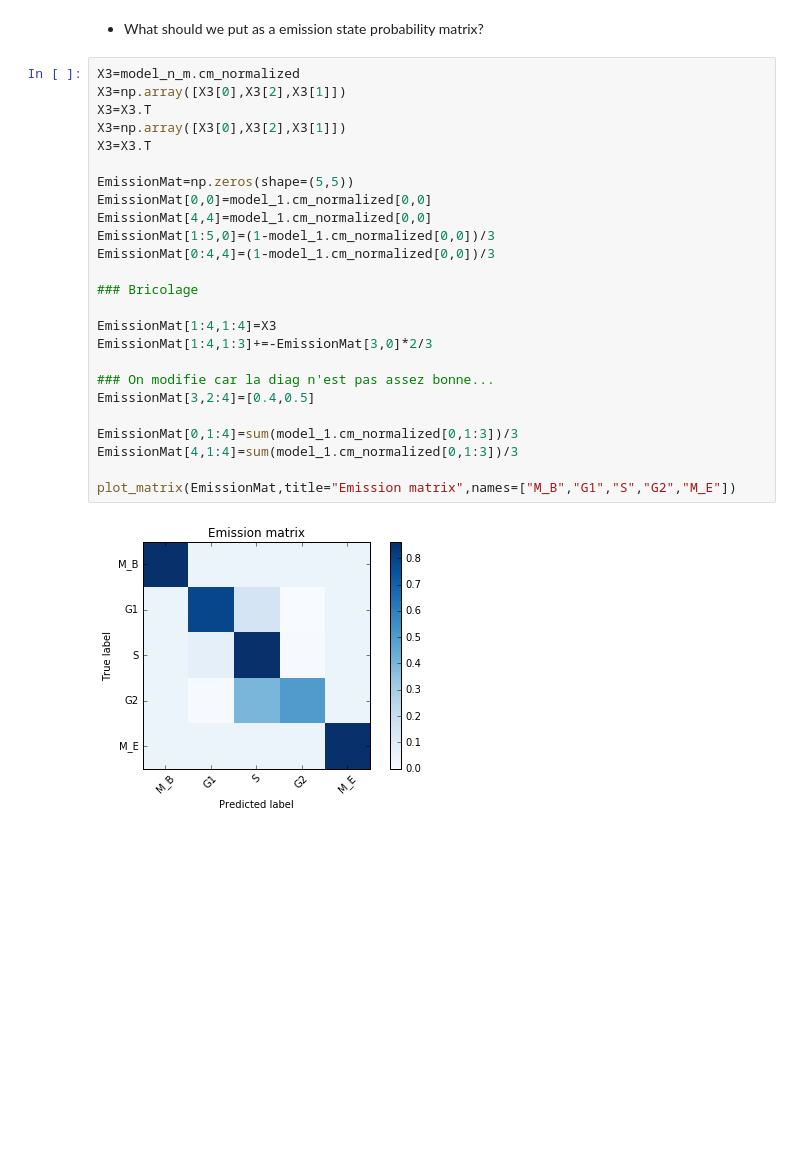
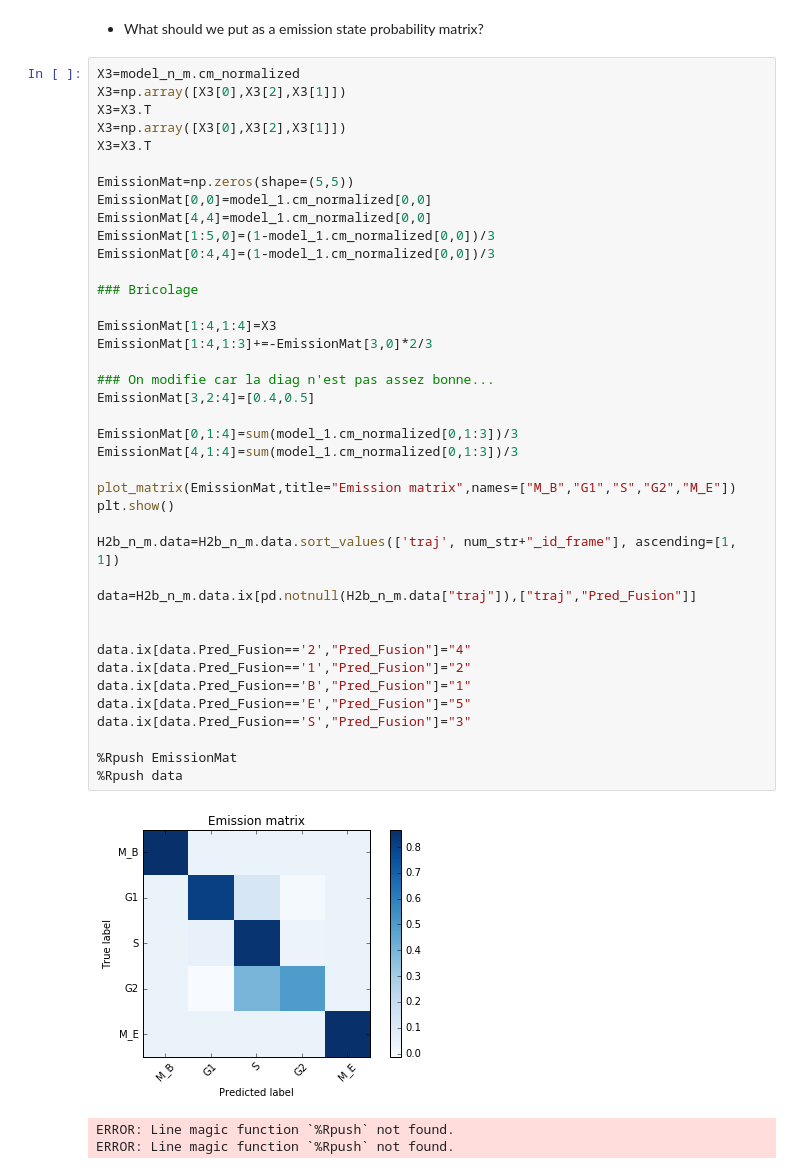
Before and after one commit to PeterJackNaylor/InternWork2, a Jupyter notebook: H2B.ipynb, the cells around one changed output. Drawn from its saved outputs; the diff is of its cells as text; blank space fills up the shorter version.

```diff
--- a/H2B.ipynb
+++ b/H2B.ipynb
@@ -453,27 +457,44 @@ H2b_n_m.data.ix[H2b_n_m.data["Pred_Fusion"]=='M',"Pred_Fusion"]='E' #Ending
 # %%
 X3=model_n_m.cm_normalized
 X3=np.array([X3[0],X3[2],X3[1]])
 X3=X3.T
 X3=np.array([X3[0],X3[2],X3[1]])
 X3=X3.T
 
 EmissionMat=np.zeros(shape=(5,5))
 EmissionMat[0,0]=model_1.cm_normalized[0,0]
 EmissionMat[4,4]=model_1.cm_normalized[0,0]
 EmissionMat[1:5,0]=(1-model_1.cm_normalized[0,0])/3
 EmissionMat[0:4,4]=(1-model_1.cm_normalized[0,0])/3
 
 ### Bricolage
 
 EmissionMat[1:4,1:4]=X3
 EmissionMat[1:4,1:3]+=-EmissionMat[3,0]*2/3
 
 ### On modifie car la diag n'est pas assez bonne...
 EmissionMat[3,2:4]=[0.4,0.5]
 
 EmissionMat[0,1:4]=sum(model_1.cm_normalized[0,1:3])/3
 EmissionMat[4,1:4]=sum(model_1.cm_normalized[0,1:3])/3
 
 plot_matrix(EmissionMat,title="Emission matrix",names=["M_B","G1","S","G2","M_E"])
+plt.show()
+
+H2b_n_m.data=H2b_n_m.data.sort_values(['traj', num_str+"_id_frame"], ascending=[1, 1])
+
+data=H2b_n_m.data.ix[pd.notnull(H2b_n_m.data["traj"]),["traj","Pred_Fusion"]]
+
+
+data.ix[data.Pred_Fusion=='2',"Pred_Fusion"]="4"
+data.ix[data.Pred_Fusion=='1',"Pred_Fusion"]="2"
+data.ix[data.Pred_Fusion=='B',"Pred_Fusion"]="1"
+data.ix[data.Pred_Fusion=='E',"Pred_Fusion"]="5"
+data.ix[data.Pred_Fusion=='S',"Pred_Fusion"]="3"
+
+%Rpush EmissionMat
+%Rpush data
 # %% [output]
-[figure, old version]
+[figure, new version]
+ERROR: Line magic function `%Rpush` not found.
+ERROR: Line magic function `%Rpush` not found.
```
Also changed, not shown: parts of 14 cells of this notebook, 1 other file.
